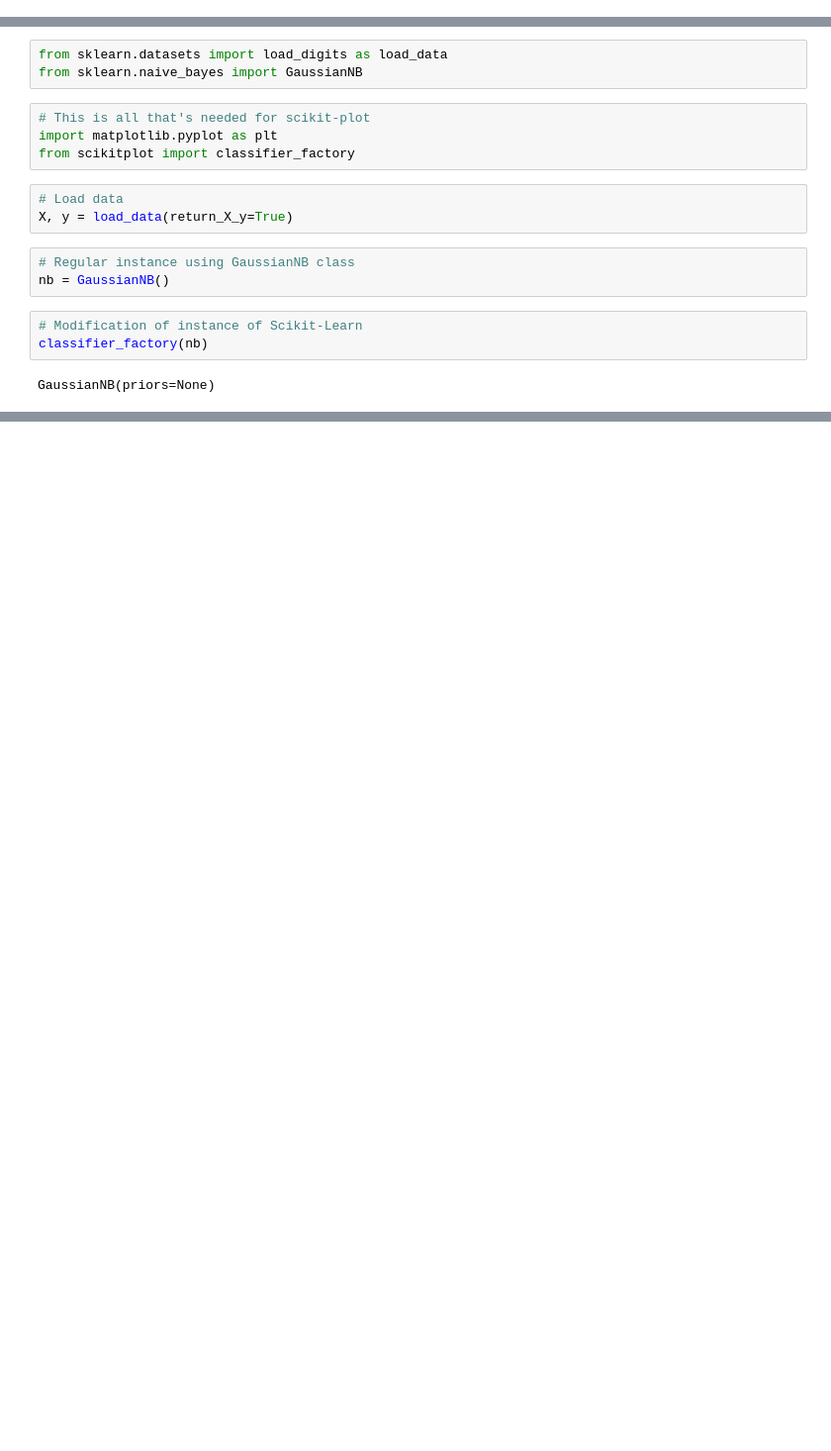
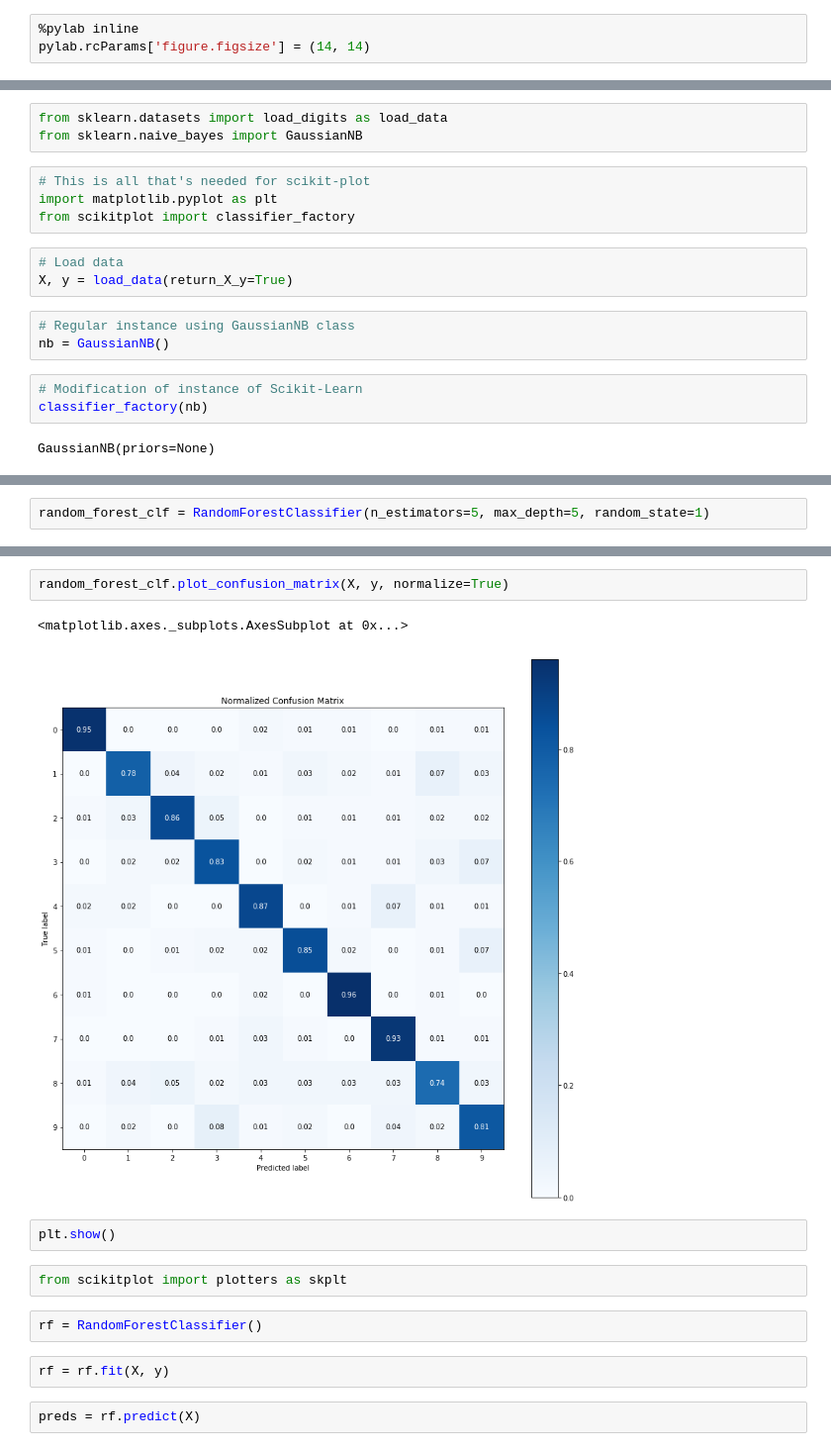
Before and after one commit to fclesio/learning-space, a Jupyter notebook: Python/Test with Scikit-Plot.ipynb, the cells around one changed output, grey strips where cells are left out. Shown at 99% size. Saved outputs shown, nothing was run; the diff lists cells and outputs as text; blank space fills up the shorter version.

```diff
--- a/Python/Test with Scikit-Plot.ipynb
+++ b/Python/Test with Scikit-Plot.ipynb
@@ -2 +4,4 @@
 `pip install scikit-plot`
+# %%
+%pylab inline
+pylab.rcParams['figure.figsize'] = (14, 14)
@@ -30,0 +39,2 @@ plt.show()
+# %%
+random_forest_clf = RandomForestClassifier(n_estimators=5, max_depth=5, random_state=1)
@@ -30,0 +52,15 @@ plt.show()
+# %%
+random_forest_clf.plot_confusion_matrix(X, y, normalize=True)
+# %% [output]
+<matplotlib.axes._subplots.AxesSubplot at 0x...>
+[figure, added]
+# %%
+plt.show()
+# %%
+from scikitplot import plotters as skplt
+# %%
+rf = RandomForestClassifier()
+# %%
+rf = rf.fit(X, y)
+# %%
+preds = rf.predict(X)
```
Also changed, not shown: parts of 21 cells of this notebook.
